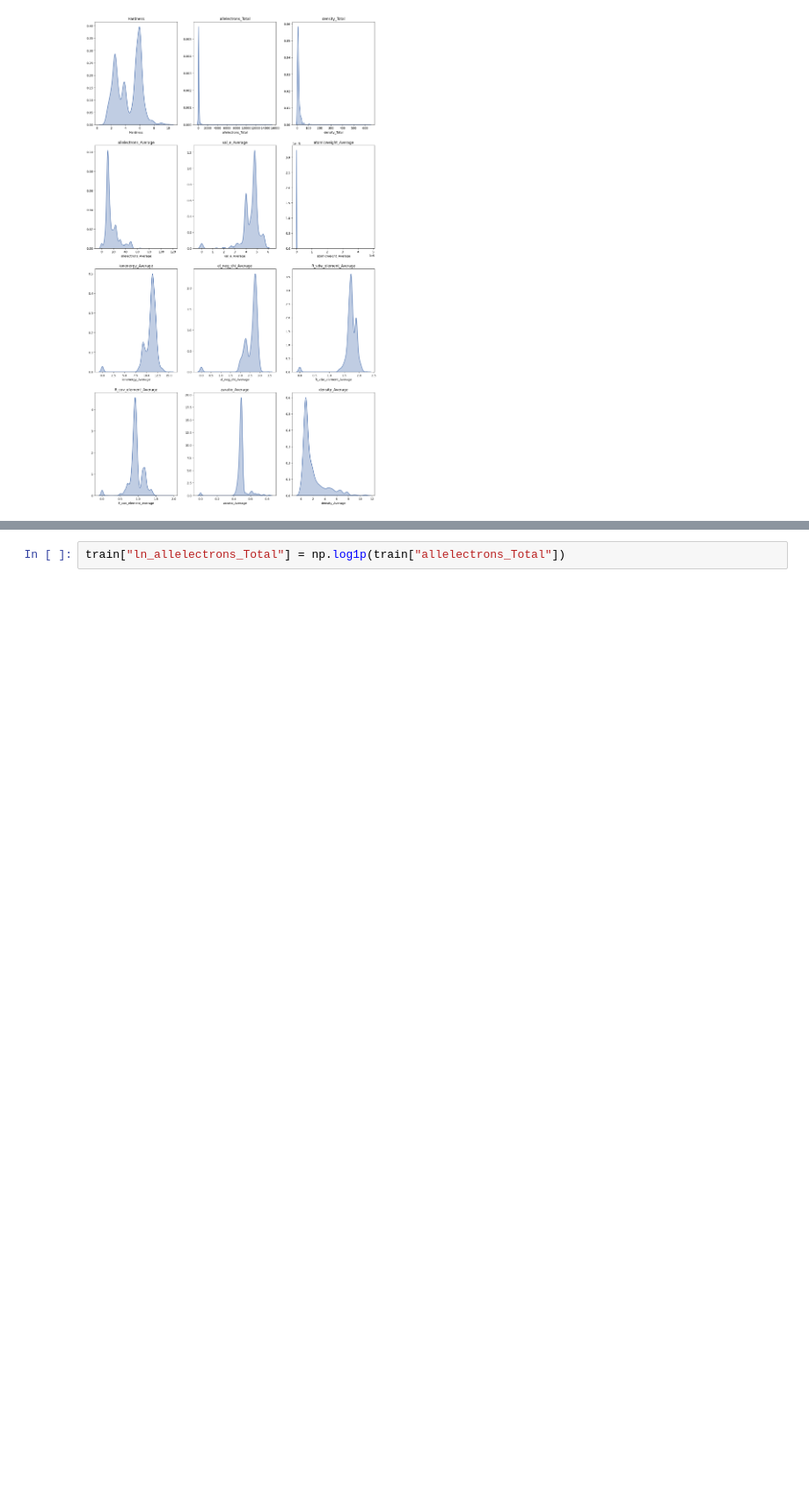
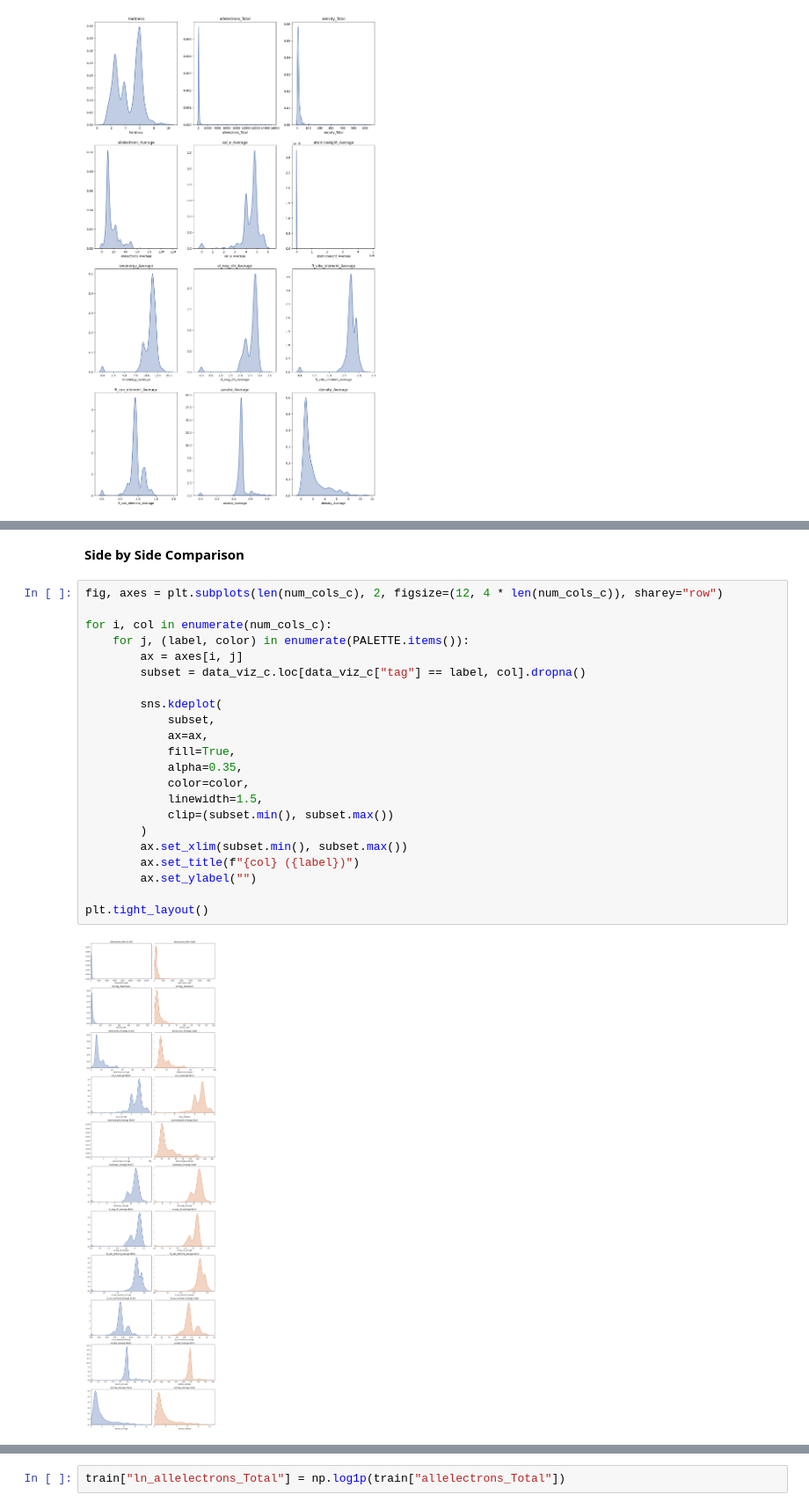
Before and after one commit to dessyamirudin/competition_2026, a Jupyter notebook: one_dollar_kaggle/OneDollar - Data + Exploration.ipynb, the cells around one changed output, grey strips where cells are left out. Shown at 88% size. Drawn from its saved outputs; the diff is of its cells as text; blank space fills up the shorter version.

```diff
--- a/one_dollar_kaggle/OneDollar - Data + Exploration.ipynb
+++ b/one_dollar_kaggle/OneDollar - Data + Exploration.ipynb
@@ -142,0 +221,26 @@ for ax, col in zip(axes.flatten(), num_cols):
+# %% [markdown]
+**Side by Side Comparison**
+# %%
+fig, axes = plt.subplots(len(num_cols_c), 2, figsize=(12, 4 * len(num_cols_c)), sharey="row")
+
+for i, col in enumerate(num_cols_c):
+    for j, (label, color) in enumerate(PALETTE.items()):
+        ax = axes[i, j]
+        subset = data_viz_c.loc[data_viz_c["tag"] == label, col].dropna()
+
+        sns.kdeplot(
+            subset,
+            ax=ax,
+            fill=True,
+            alpha=0.35,
+            color=color,
+            linewidth=1.5,
+            clip=(subset.min(), subset.max())
+        )
+        ax.set_xlim(subset.min(), subset.max())
+        ax.set_title(f"{col} ({label})")
+        ax.set_ylabel("")
+
+plt.tight_layout()
+# %% [output]
+[figure, added]
```
Also changed, not shown: parts of 19 cells of this notebook.
